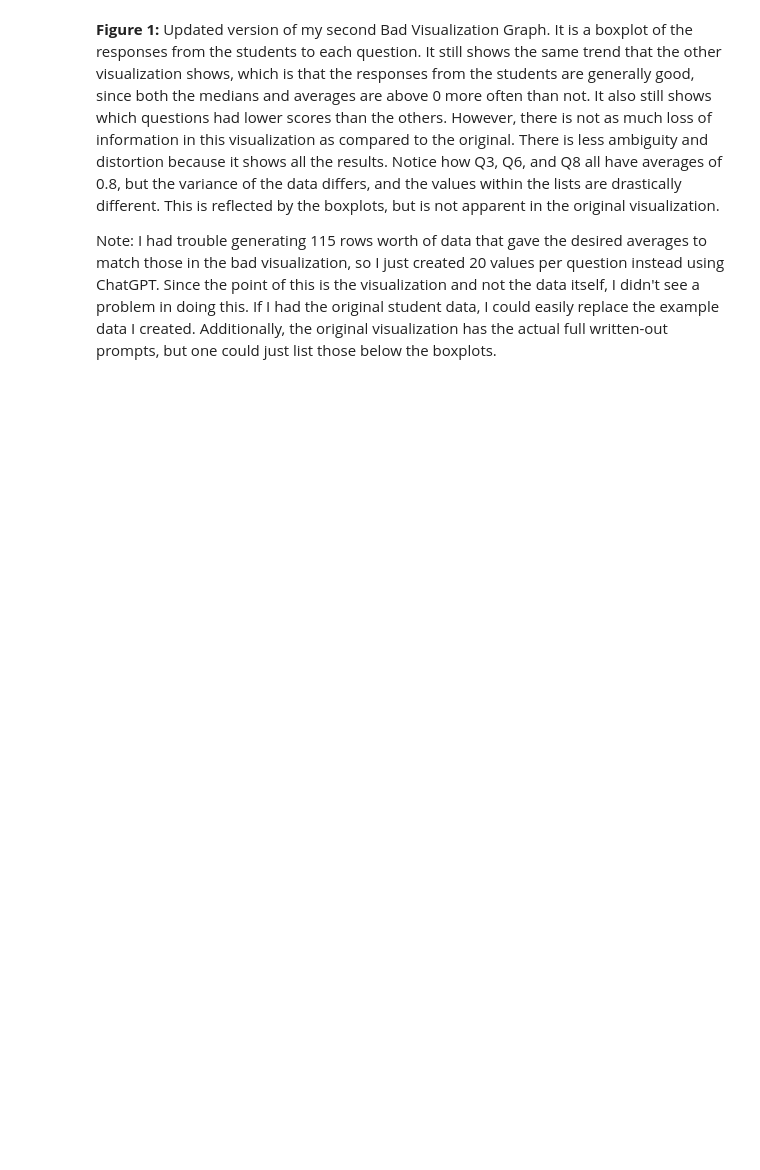
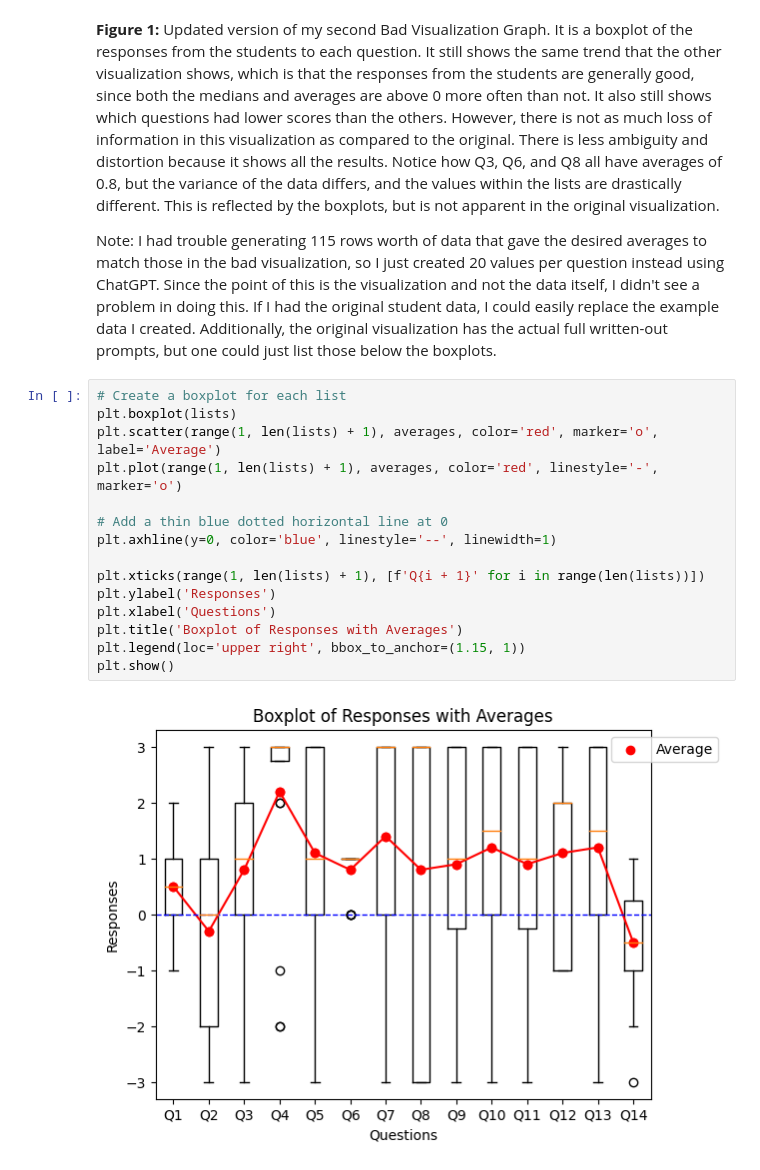
Before and after one commit to sarahdell/DSPS_SDellorco, a Jupyter notebook: hw8/Dellorco_hw8_visualizations.ipynb, the cells around one changed output. Cells and saved outputs as stored; diff of their text form; blank space fills up the shorter version.

```diff
--- a/hw8/Dellorco_hw8_visualizations.ipynb
+++ b/hw8/Dellorco_hw8_visualizations.ipynb
@@ -65,3 +65,20 @@ plt.show()
 **Figure 1:** Updated version of my second Bad Visualization Graph. It is a boxplot of the responses from the students to each question. It still shows the same trend that the other visualization shows, which is that the responses from the students are generally good, since both the medians and averages are above 0 more often than not. It also still shows which questions had lower scores than the others. However, there is not as much loss of information in this visualization as compared to the original. There is less ambiguity and distortion because it shows all the results. Notice how Q3, Q6, and Q8 all have averages of 0.8, but the variance of the data differs, and the values within the lists are drastically different. This is reflected by the boxplots, but is not apparent in the original visualization.
 
 Note: I had trouble generating 115 rows worth of data that gave the desired averages to match those in the bad visualization, so I just created 20 values per question instead using ChatGPT. Since the point of this is the visualization and not the data itself, I didn't see a problem in doing this. If I had the original student data, I could easily replace the example data I created. Additionally, the original visualization has the actual full written-out prompts, but one could just list those below the boxplots.
+# %%
+# Create a boxplot for each list
+plt.boxplot(lists)
+plt.scatter(range(1, len(lists) + 1), averages, color='red', marker='o', label='Average')
+plt.plot(range(1, len(lists) + 1), averages, color='red', linestyle='-', marker='o')
+
+# Add a thin blue dotted horizontal line at 0
+plt.axhline(y=0, color='blue', linestyle='--', linewidth=1)
+
+plt.xticks(range(1, len(lists) + 1), [f'Q{i + 1}' for i in range(len(lists))])
+plt.ylabel('Responses')
+plt.xlabel('Questions')
+plt.title('Boxplot of Responses with Averages')
+plt.legend(loc='upper right', bbox_to_anchor=(1.15, 1))
+plt.show()
+# %% [output]
+[figure, added]
```
Also changed, not shown: parts of 2 cells of this notebook.
